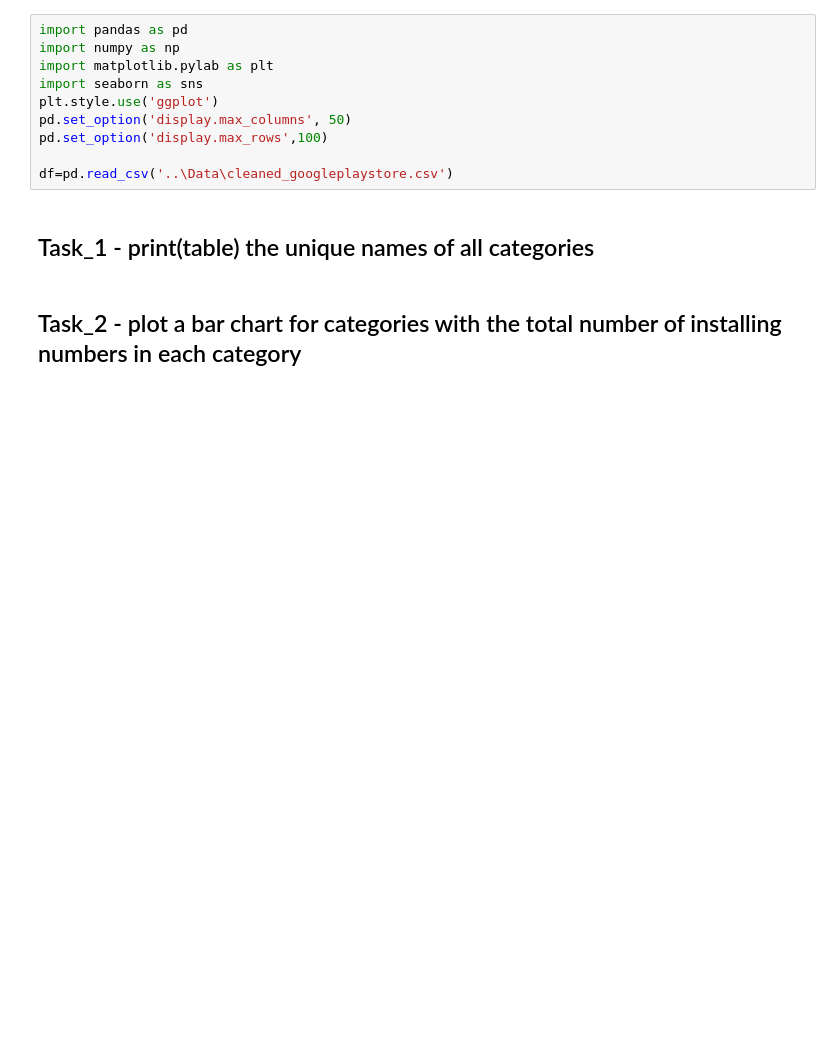
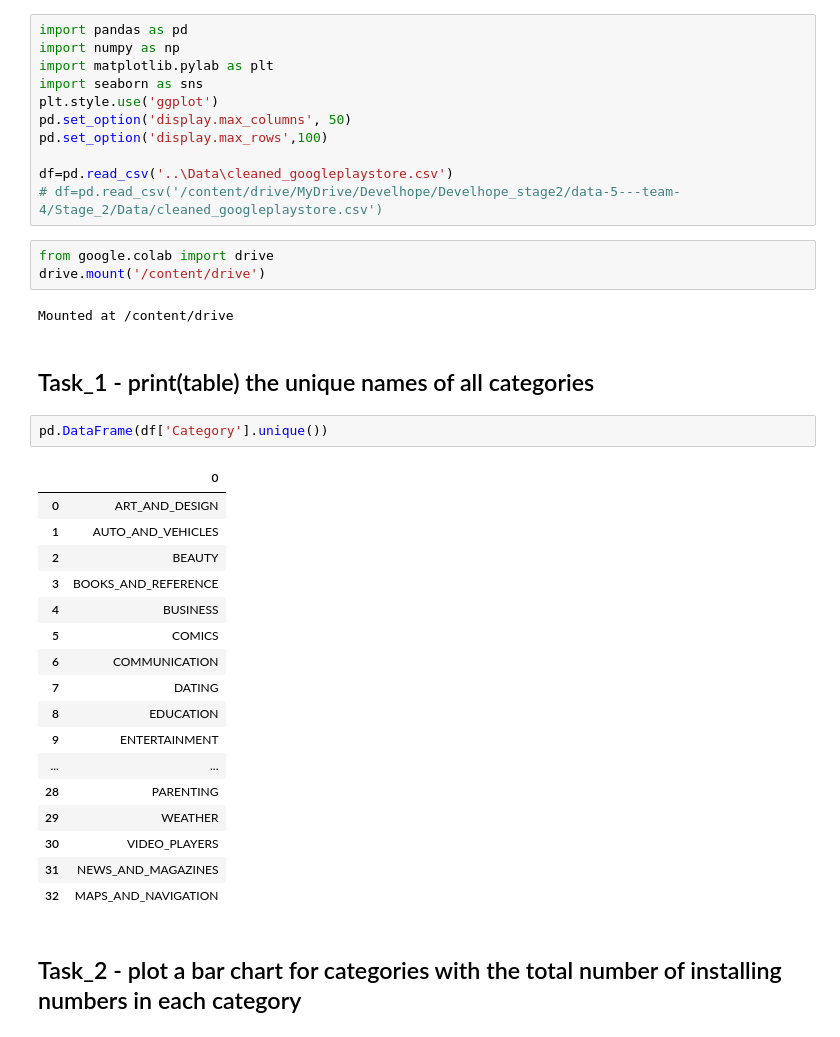
Before and after one commit to onurer87/data-5---team-4, a Jupyter notebook: Stage_2/Week_2/week_2.ipynb, the cells around one changed output. Saved outputs shown, nothing was run; the diff lists cells and outputs as text; blank space fills up the shorter version.

```diff
--- a/Stage_2/Week_2/week_2.ipynb
+++ b/Stage_2/Week_2/week_2.ipynb
@@ -8,7 +8,33 @@ pd.set_option('display.max_columns', 50)
 pd.set_option('display.max_rows',100)
 
 df=pd.read_csv('..\Data\cleaned_googleplaystore.csv')
+# df=pd.read_csv('/content/drive/MyDrive/Develhope/Develhope_stage2/data-5---team-4/Stage_2/Data/cleaned_googleplaystore.csv')
+# %%
+from google.colab import drive
+drive.mount('/content/drive')
+# %% [output]
+Mounted at /content/drive
 # %% [markdown]
 ## Task_1 - print(table) the unique names of all categories
+# %%
+pd.DataFrame(df['Category'].unique())
+# %% [output]
+|  | 0 |
+| 0 | ART_AND_DESIGN |
+| 1 | AUTO_AND_VEHICLES |
+| 2 | BEAUTY |
+| 3 | BOOKS_AND_REFERENCE |
+| 4 | BUSINESS |
+| 5 | COMICS |
+| 6 | COMMUNICATION |
+| 7 | DATING |
+| 8 | EDUCATION |
+| 9 | ENTERTAINMENT |
+| ... | ... |
+| 28 | PARENTING |
+| 29 | WEATHER |
+| 30 | VIDEO_PLAYERS |
+| 31 | NEWS_AND_MAGAZINES |
+| 32 | MAPS_AND_NAVIGATION |
 # %% [markdown]
 ## Task_2 - plot a bar chart for categories with the total number of installing numbers in each category
```
Also changed, not shown: parts of 4 cells of this notebook.
